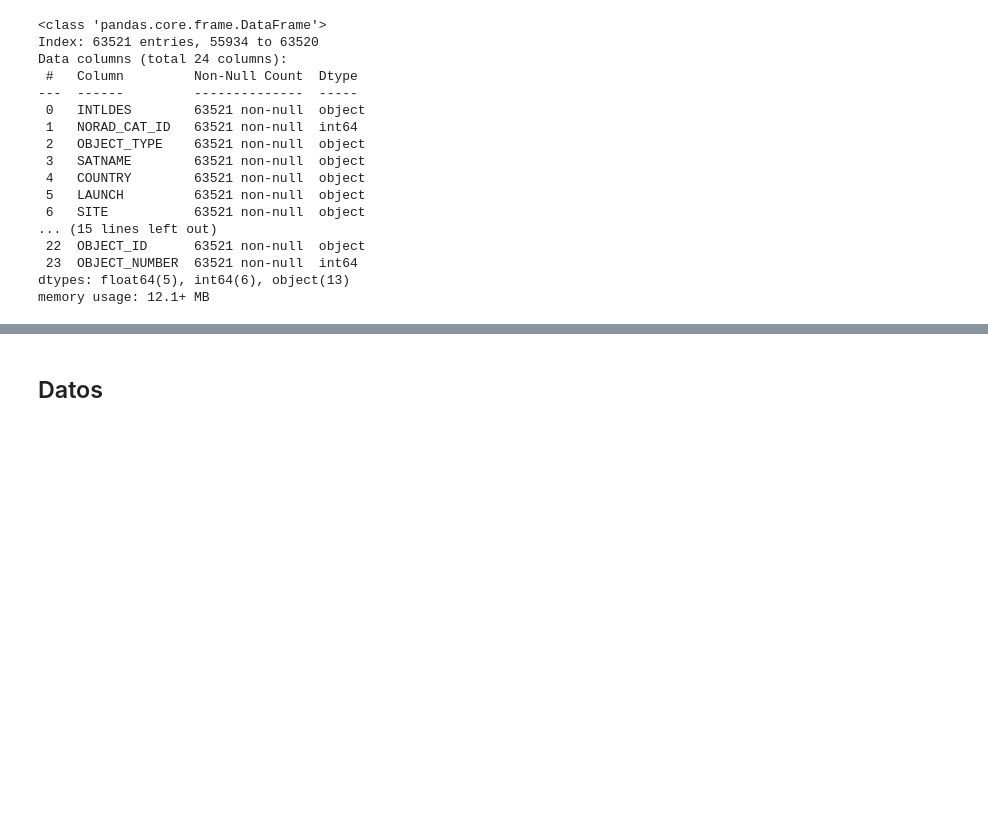
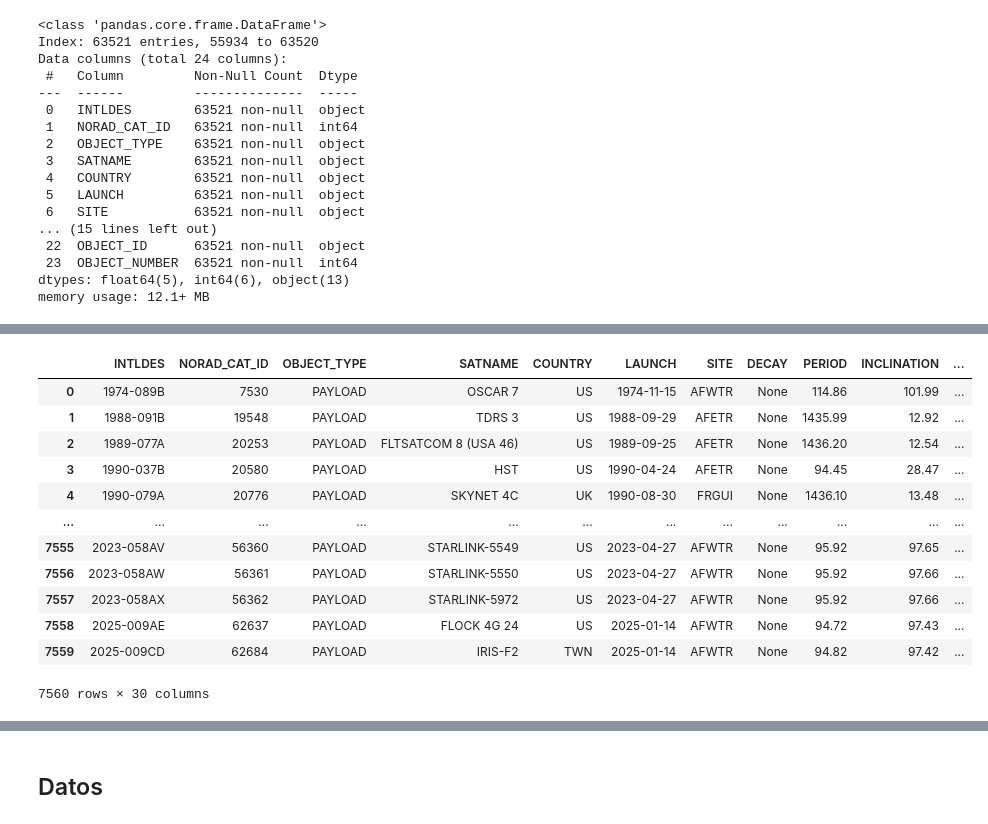
Before and after one commit to ramirobarone/space_debris_diplo_mentoria, a Jupyter notebook: notebooks/eda.ipynb, the cells around one changed output, grey strips where cells are left out. Saved outputs shown, nothing was run; the diff lists cells and outputs as text; code cells hidden in the pictures; blank space fills up the shorter version.

```diff
--- a/notebooks/eda.ipynb
+++ b/notebooks/eda.ipynb
@@ -15,0 +36,5 @@ ucs = pd.read_excel("../data/raw/ucs-satellite-database.xlsx")
+# %%
+ucs_aux = ucs[["NORAD Number", "Operator/Owner", "Users", "Purpose", "Detailed Purpose", "Class of Orbit", "Type of Orbit"]]
+# %%
+ucs_aux = ucs_aux.rename(columns={'NORAD Number': 'NORAD_CAT_ID'})
+ucs_aux.info()
@@ -35,3 +75,6 @@ Data columns (total 24 columns):
  23  OBJECT_NUMBER  63521 non-null  int64
 dtypes: float64(5), int64(6), object(13)
 memory usage: 12.1+ MB
+# %%
+merged_df = pd.merge(df, ucs_aux, on='NORAD_CAT_ID', how='left')
+merged_df.head()
@@ -38,3 +89,19 @@ memory usage: 12.1+ MB
+# %%
+merged_df
+# %% [output]
+|  | INTLDES | NORAD_CAT_ID | OBJECT_TYPE | SATNAME | COUNTRY | LAUNCH | SITE | DECAY | PERIOD | INCLINATION | ... |
+| 0 | 1974-089B | 7530 | PAYLOAD | OSCAR 7 | US | 1974-11-15 | AFWTR | None | 114.86 | 101.99 | ... |
+| 1 | 1988-091B | 19548 | PAYLOAD | TDRS 3 | US | 1988-09-29 | AFETR | None | 1435.99 | 12.92 | ... |
+| 2 | 1989-077A | 20253 | PAYLOAD | FLTSATCOM 8 (USA 46) | US | 1989-09-25 | AFETR | None | 1436.20 | 12.54 | ... |
+| 3 | 1990-037B | 20580 | PAYLOAD | HST | US | 1990-04-24 | AFETR | None | 94.45 | 28.47 | ... |
+| 4 | 1990-079A | 20776 | PAYLOAD | SKYNET 4C | UK | 1990-08-30 | FRGUI | None | 1436.10 | 13.48 | ... |
+| ... | ... | ... | ... | ... | ... | ... | ... | ... | ... | ... | ... |
+| 7555 | 2023-058AV | 56360 | PAYLOAD | STARLINK-5549 | US | 2023-04-27 | AFWTR | None | 95.92 | 97.65 | ... |
+| 7556 | 2023-058AW | 56361 | PAYLOAD | STARLINK-5550 | US | 2023-04-27 | AFWTR | None | 95.92 | 97.66 | ... |
+| 7557 | 2023-058AX | 56362 | PAYLOAD | STARLINK-5972 | US | 2023-04-27 | AFWTR | None | 95.92 | 97.66 | ... |
+| 7558 | 2025-009AE | 62637 | PAYLOAD | FLOCK 4G 24 | US | 2025-01-14 | AFWTR | None | 94.72 | 97.43 | ... |
+| 7559 | 2025-009CD | 62684 | PAYLOAD | IRIS-F2 | TWN | 2025-01-14 | AFWTR | None | 94.82 | 97.42 | ... |
+7560 rows × 30 columns
 # %%
 df.sample(5)
 # %% [output]
```
Also changed, not shown: parts of 3 cells of this notebook, 2 other files.
